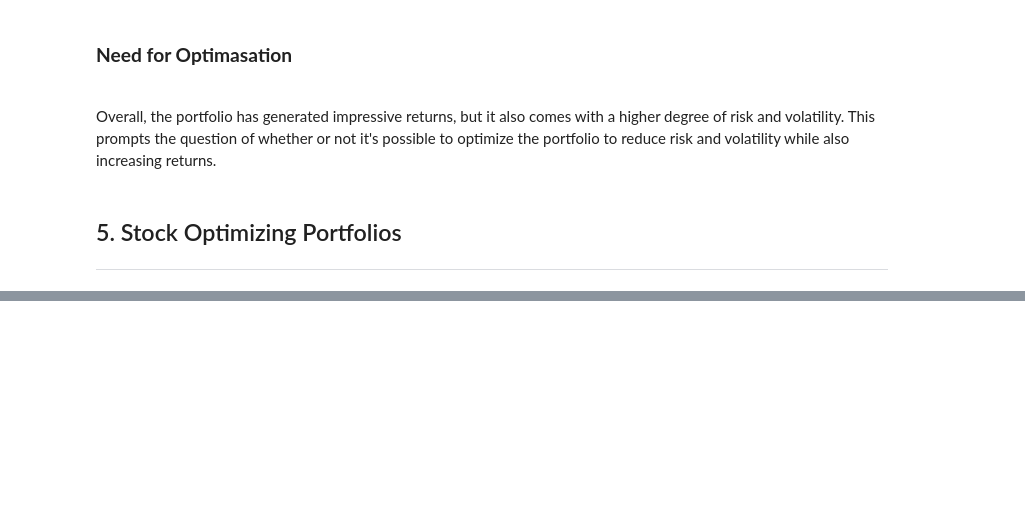
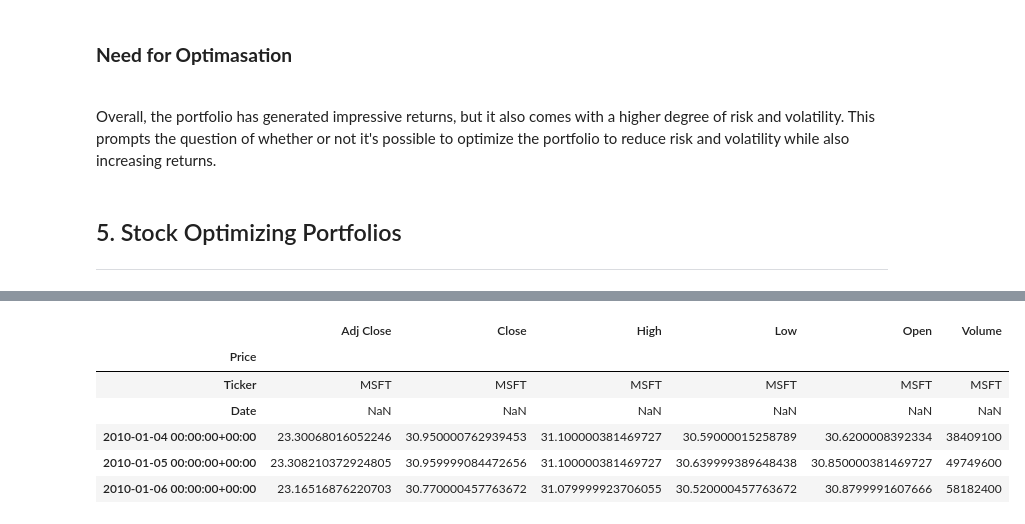
Before and after one commit to TeslimAdeyanju/6-Portfolio-Exploring-Financial-Market-Trends-Analysis, a Jupyter notebook: Exploring-Financia-Market-Analysis.ipynb, the cells around one changed output, grey strips where cells are left out. Cells and saved outputs as stored; diff of their text form; code cells hidden in the pictures; blank space fills up the shorter version.

```diff
--- a/Exploring-Financia-Market-Analysis.ipynb
+++ b/Exploring-Financia-Market-Analysis.ipynb
@@ -1171,0 +1212,11 @@ ___
+# %%
+# Display the first 5 rows of the microsoft data price
+msft_price.head()
+# %% [output]
+|  | Adj Close | Close | High | Low | Open | Volume |
+| Price |  |  |  |  |  |  |
+| Ticker | MSFT | MSFT | MSFT | MSFT | MSFT | MSFT |
+| Date | NaN | NaN | NaN | NaN | NaN | NaN |
+| 2010-01-04 00:00:00+00:00 | 23.30068016052246 | 30.950000762939453 | 31.100000381469727 | 30.59000015258789 | 30.6200008392334 | 38409100 |
+| 2010-01-05 00:00:00+00:00 | 23.308210372924805 | 30.959999084472656 | 31.100000381469727 | 30.639999389648438 | 30.850000381469727 | 49749600 |
+| 2010-01-06 00:00:00+00:00 | 23.16516876220703 | 30.770000457763672 | 31.079999923706055 | 30.520000457763672 | 30.8799991607666 | 58182400 |
```
Also changed, not shown: parts of 30 cells of this notebook.
